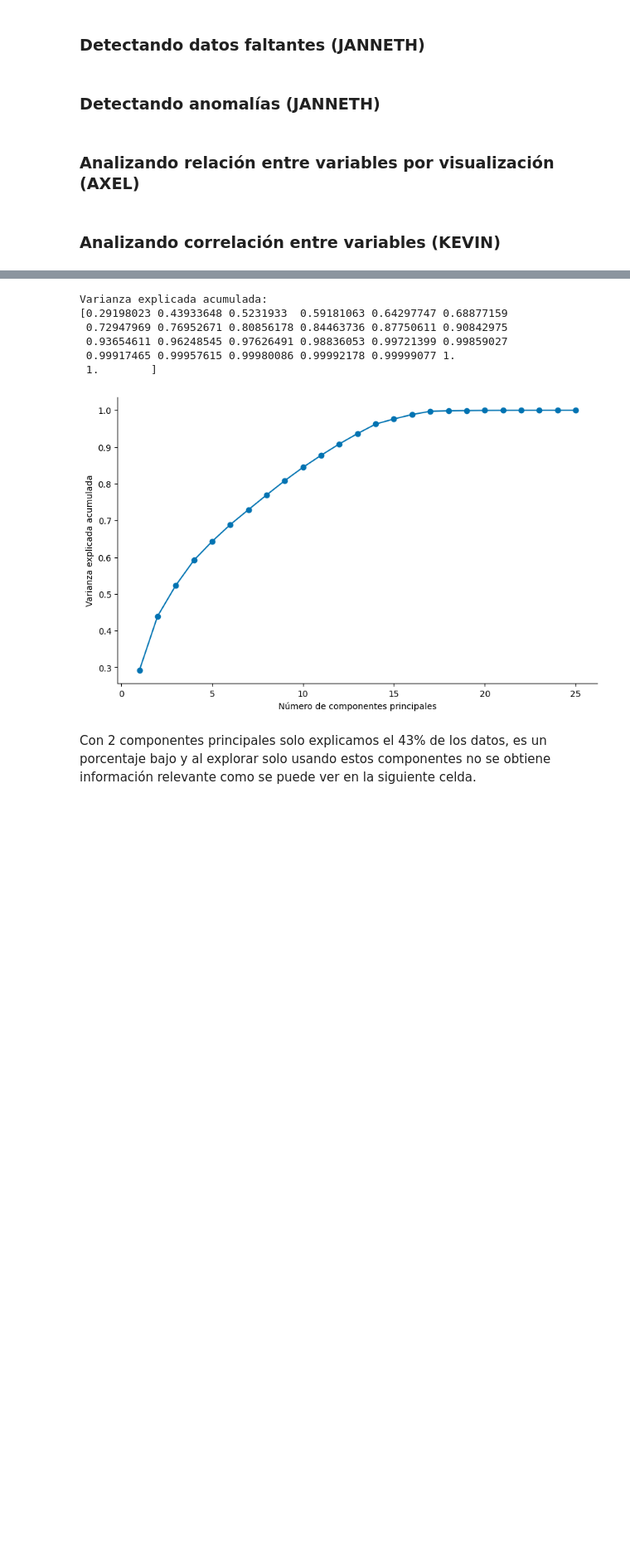
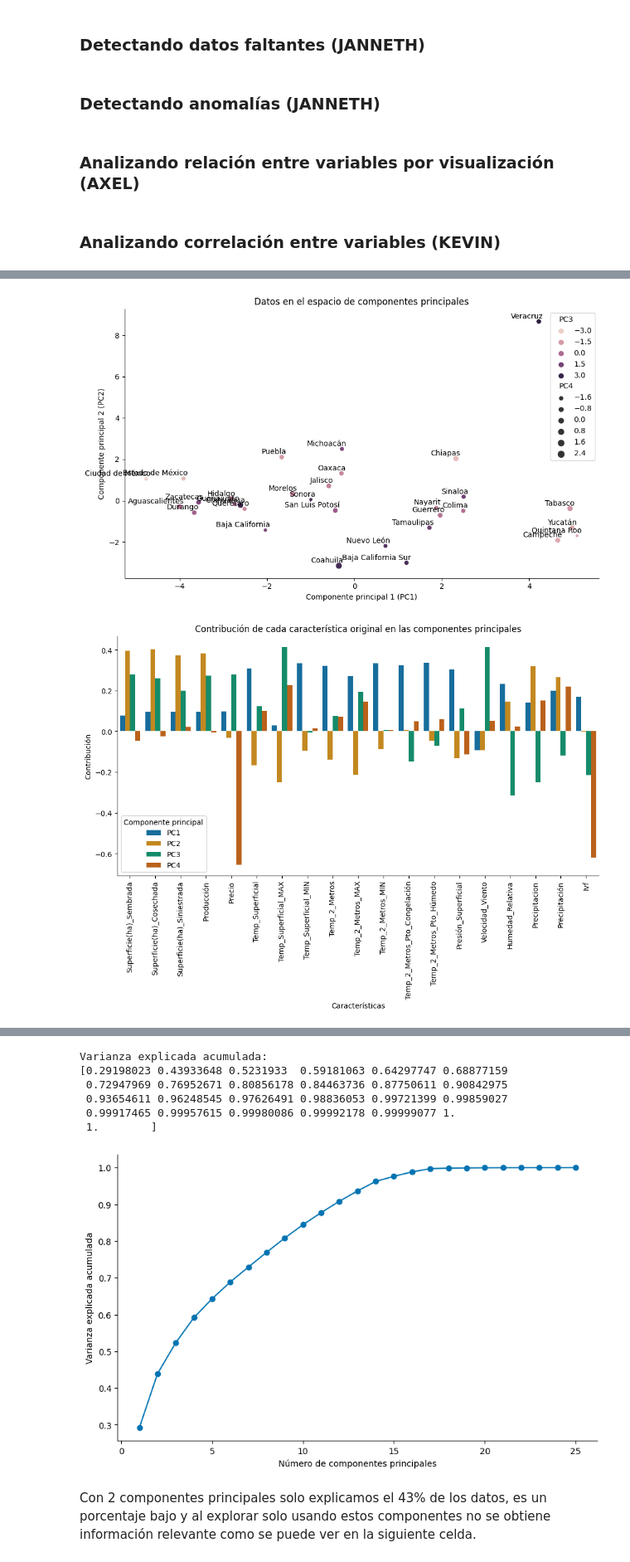
Before and after one commit to ProyectosMCD/RedBAMX, a Jupyter notebook: EDA/eda_Dataframes_Combinado.ipynb, the cells around one changed output, grey strips where cells are left out. Shown at 83% size. Cells and saved outputs as stored; diff of their text form; code cells hidden in the pictures; blank space fills up the shorter version.

```diff
--- a/EDA/eda_Dataframes_Combinado.ipynb
+++ b/EDA/eda_Dataframes_Combinado.ipynb
@@ -386,0 +449,65 @@ Para finalizar, aplicaremos un análisis por componentes principales (PCA).
+# %%
+# Aplicamos PCA
+pca4_state = PCA(n_components=4)
+x_pca4_state = pca4_state.fit_transform(df_to_pca_state_scaled)
+
+# Creamos un dataframe con las componentes principales
+df_pca4_state = pd.DataFrame(x_pca4_state, columns=['PC1', 'PC2', 'PC3', 'PC4'])
+
+# Agregamos los nombres de los estados
+df_pca4_state_with_state = df_pca4_state.join(df_group_state['Estado'])
+
+# Graficamos los componentes principial
+plt.figure(figsize=(10, 6))
+sns.scatterplot(x='PC1', y='PC2', hue='PC3', size='PC4', data=df_pca4_state_with_state)
+plt.title('Datos en el espacio de componentes principales')
+plt.xlabel('Componente principal 1 (PC1)')
+plt.ylabel('Componente principal 2 (PC2)')
+plt.gca().spines['right'].set_visible(False)
+plt.gca().spines['top'].set_visible(False)
+
+# Etiquetas a los puntos
+for i, row in df_pca4_state_with_state.iterrows():
+    plt.annotate(row['Estado'], (row['PC1'], row['PC2']), textcoords="offset points", xytext=(6, 4), ha='right')
+
+
+plt.tight_layout()
+plt.show()
+
+
+# Creamos un dataframe con las componentes principales
+loadings_df4_state = pd.DataFrame(pca4_state.components_.T, columns=['PC1', 'PC2', 'PC3', 'PC4'], index=df_to_pca_state.columns)
+
+# Analizamos la contribución de cada característica original en las
+# componentes principales
+plt.figure(figsize=(12, 6))
+sns.barplot(x='index', y='value', hue='variable', data=pd.melt(loadings_df4_state.reset_index(), id_vars='index'))
+plt.title('Contribución de cada característica original en las componentes principales')
+plt.xlabel('Características')
+plt.ylabel('Contribución')
+plt.xticks(rotation=90)
+plt.gca().spines['right'].set_visible(False)
+plt.gca().spines['top'].set_visible(False)
+plt.legend(title='Componente principal')
+plt.show()
+
+# Principales contribuyentes en las componentes principales
+loadings_df_abs_sorted_pc1_state = loadings_df4_state['PC1'].abs().sort_values(ascending=False)
+loadings_df_abs_sorted_pc2_state = loadings_df4_state['PC2'].abs().sort_values(ascending=False)
+loadings_df_abs_sorted_pc3_state = loadings_df4_state['PC3'].abs().sort_values(ascending=False)
+loadings_df_abs_sorted_pc4_state = loadings_df4_state['PC4'].abs().sort_values(ascending=False)
+
+print("\nContribuyentes de PC1:")
+print(loadings_df_abs_sorted_pc1_state[:3])
+
+print("\nContribuyentes de PC2:")
+print(loadings_df_abs_sorted_pc2_state[:3])
+
+print("\nContribuyentes de PC3:")
+print(loadings_df_abs_sorted_pc3_state[:3])
+
+print("\nContribuyentes de PC4:")
+print(loadings_df_abs_sorted_pc4_state[:3])
+# %% [output]
+[figure, added]
+[figure, added]
```
Also changed, not shown: parts of 15 cells of this notebook.
